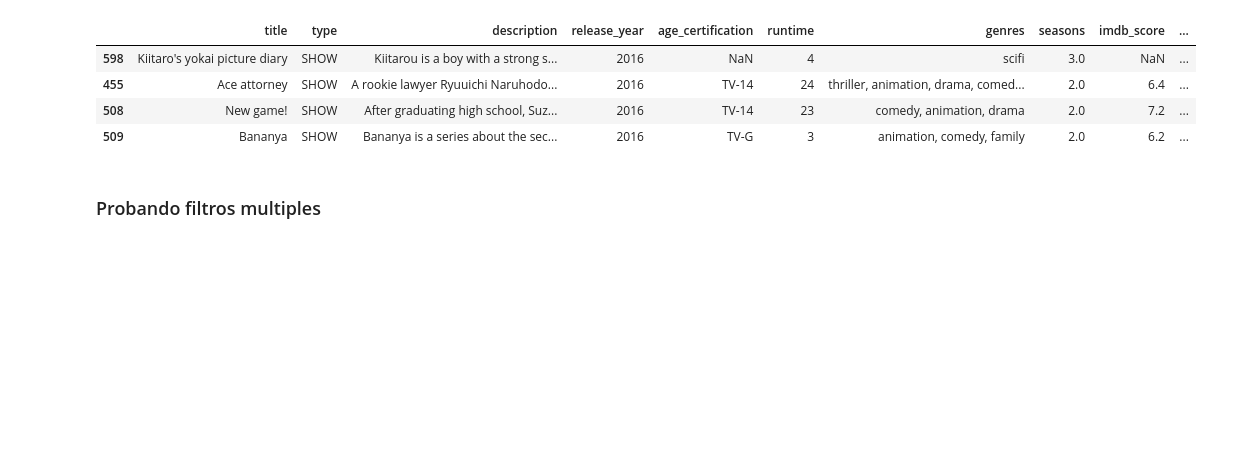
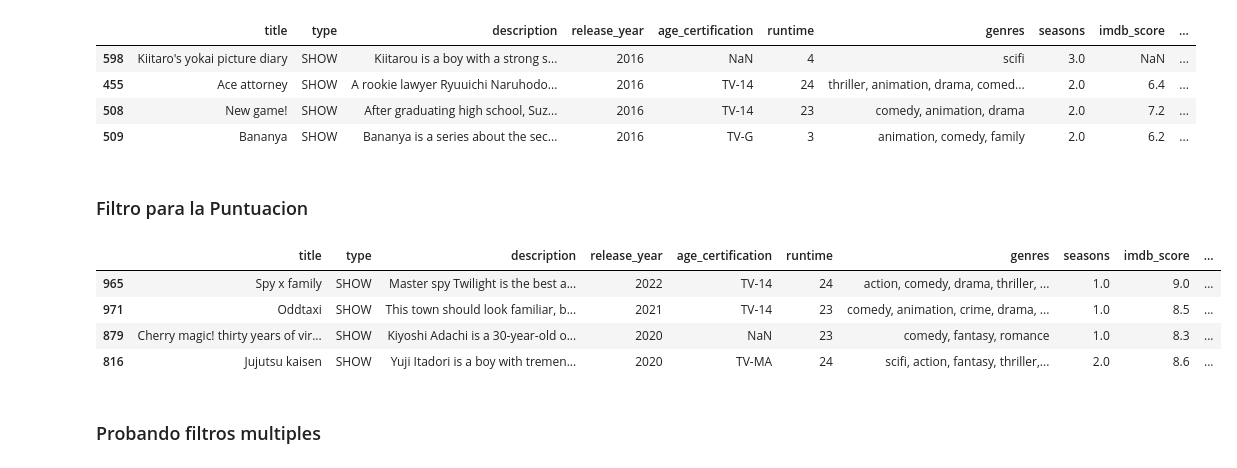
Before and after one commit to Eva02Daruma/presentacion-de-IA, a Jupyter notebook: main.ipynb, the cells around one changed output. Cells and saved outputs as stored; diff of their text form; code cells hidden in the pictures; blank space fills up the shorter version.

Commit message:
filtro para promedio añadido

```diff
--- a/main.ipynb
+++ b/main.ipynb
@@ -276,0 +288,2 @@ titulos.sort_values(by='imdb_score', ascending = False).dropna()
+# %%
+titulos['score_promedio'] = datosDistr['promedio']
@@ -367,6 +392,42 @@ filtroYear(year= "2017" , fromD="before").head(4)
 | 455 | Ace attorney | SHOW | A rookie lawyer Ryuuichi Naruhodo... | 2016 | TV-14 | 24 | thriller, animation, drama, comed... | 2.0 | 6.4 | ... |
 | 508 | New game! | SHOW | After graduating high school, Suz... | 2016 | TV-14 | 23 | comedy, animation, drama | 2.0 | 7.2 | ... |
 | 509 | Bananya | SHOW | Bananya is a series about the sec... | 2016 | TV-G | 3 | animation, comedy, family | 2.0 | 6.2 | ... |
+# %% [markdown]
+### Filtro para la Puntuacion
+# %%
+#usando score_promedio como variable
+def filtroScore(score = '' , gorl=''):
+    inst = "Instruccions : \n score -> is the score (int) you want titles from  \n gorl -> options are 'greater' than or 'lower' than"
+    try:
+        if gorl == 'greater':
+             return titulos[titulos['score_promedio'] >= float(score)].sort_values(by='release_year', ascending = False)
+        elif gorl == 'lower':
+             return titulos[titulos['score_promedio'] <= float(score)].sort_values(by='release_year', ascending = True)
+        else:
+            return print(f"please Try Again with correct values !! \n {inst}")
+    except Exception as e:
+        return print(f"Error : \n {e} \n {inst}")
+
+
+def mdfiltroScore(score = '' , gorl='',data = ''):
+    inst = "Instruccions : \n score -> is the score (int) you want titles from  \n gorl -> options are 'greater' than or 'lower' than"
+    try:
+        if gorl == 'greater':
+             return data[data['score_promedio'] >= float(score)].sort_values(by='release_year', ascending = False)
+        elif gorl == 'lower':
+             return data[data['score_promedio'] <= float(score)].sort_values(by='release_year', ascending = True)
+        else:
+            return print(f"please Try Again with correct values !! \n {inst}")
+    except Exception as e:
+        return print(f"Error : \n {e} \n {inst}")
+# %%
+filtroScore(score= '8.5' , gorl='greater').head(4)
+# %% [output]
+|  | title | type | description | release_year | age_certification | runtime | genres | seasons | imdb_score | ... |
+| 965 | Spy x family | SHOW | Master spy Twilight is the best a... | 2022 | TV-14 | 24 | action, comedy, drama, thriller, ... | 1.0 | 9.0 | ... |
+| 971 | Oddtaxi | SHOW | This town should look familiar, b... | 2021 | TV-14 | 23 | comedy, animation, crime, drama, ... | 1.0 | 8.5 | ... |
+| 879 | Cherry magic! thirty years of vir... | SHOW | Kiyoshi Adachi is a 30-year-old o... | 2020 | NaN | 23 | comedy, fantasy, romance | 1.0 | 8.3 | ... |
+| 816 | Jujutsu kaisen | SHOW | Yuji Itadori is a boy with tremen... | 2020 | TV-MA | 24 | scifi, action, fantasy, thriller,... | 2.0 | 8.6 | ... |
 # %% [markdown]
 ### Probando filtros multiples
 # %%
```
Also changed, not shown: parts of 10 cells of this notebook.
